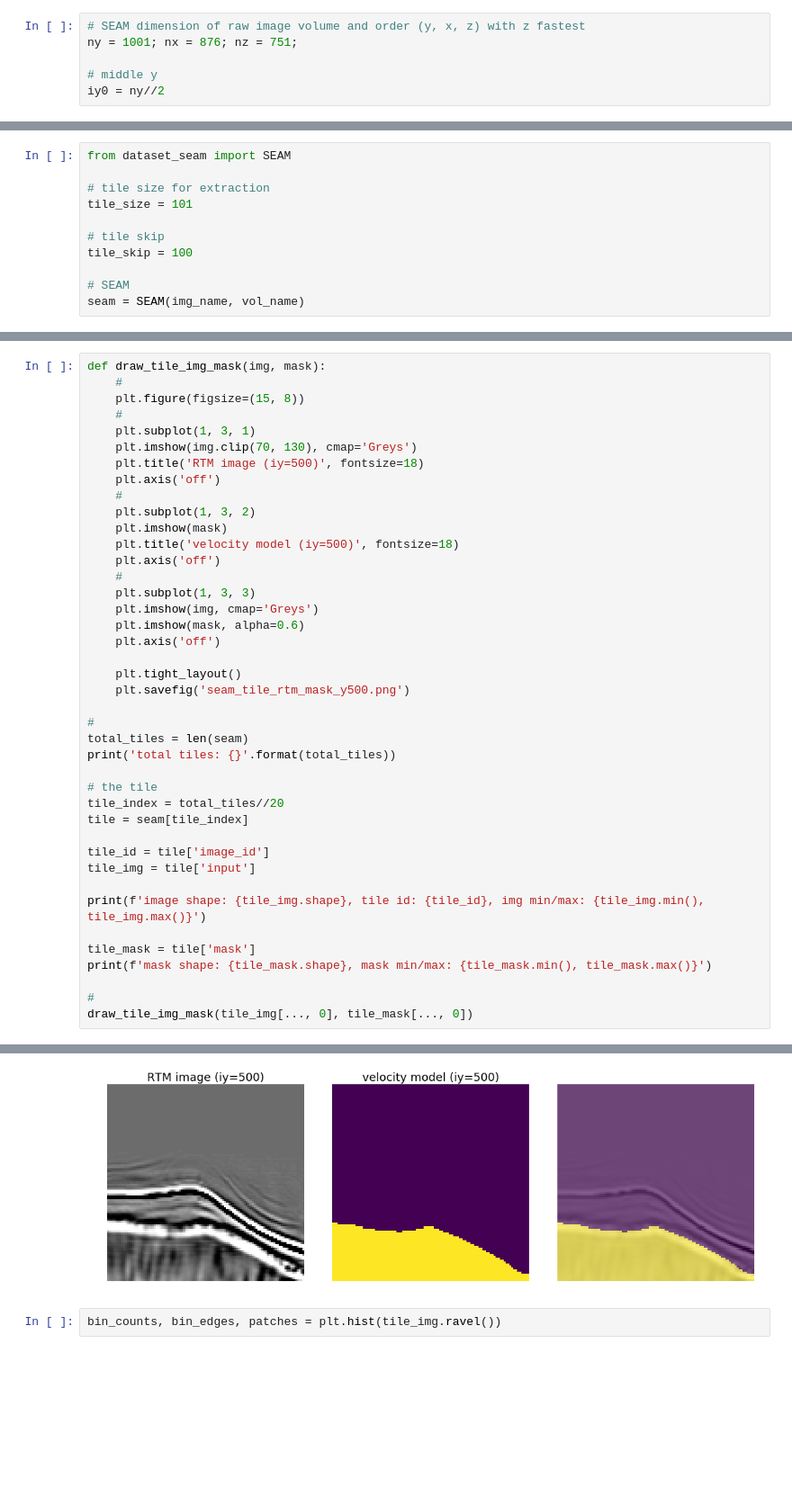
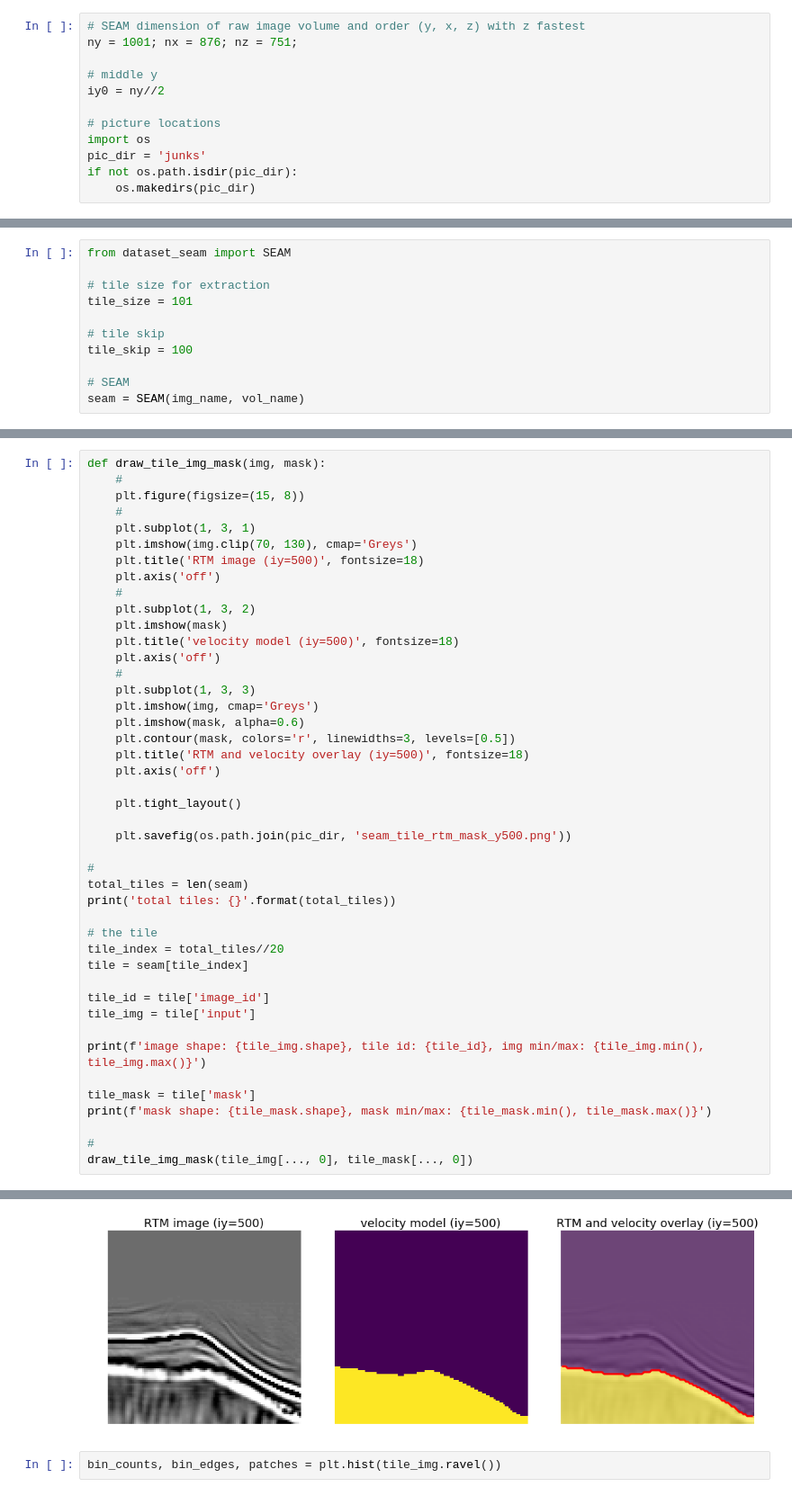
Before and after one commit to lonestar686/pytorch-saltnet, a Jupyter notebook: predict_seam.ipynb, the cells around one changed output, grey strips where cells are left out. Shown at 90% size. Saved outputs shown, nothing was run; the diff lists cells and outputs as text; blank space fills up the shorter version.

```diff
--- a/predict_seam.ipynb
+++ b/predict_seam.ipynb
@@ -29,6 +29,12 @@ ny = 1001; nx = 876; nz = 751;
 
 # middle y
 iy0 = ny//2
+
+# picture locations
+import os
+pic_dir = 'junks'
+if not os.path.isdir(pic_dir):
+    os.makedirs(pic_dir)
 # %%
 # image
 img_name = 'dataset_seam/Img.H@'
@@ -120,35 +129,38 @@ def draw_tile_img_mask(img, mask):
     #
     plt.subplot(1, 3, 3)
     plt.imshow(img, cmap='Greys')
     plt.imshow(mask, alpha=0.6)
+    plt.contour(mask, colors='r', linewidths=3, levels=[0.5])
+    plt.title('RTM and velocity overlay (iy=500)', fontsize=18)
     plt.axis('off')
 
     plt.tight_layout()
-    plt.savefig('seam_tile_rtm_mask_y500.png')
+
+    plt.savefig(os.path.join(pic_dir, 'seam_tile_rtm_mask_y500.png'))
 
 #
 total_tiles = len(seam)
 print('total tiles: {}'.format(total_tiles))
 
 # the tile
 tile_index = total_tiles//20
 tile = seam[tile_index]
 
 tile_id = tile['image_id']
 tile_img = tile['input']
 
 print(f'image shape: {tile_img.shape}, tile id: {tile_id}, img min/max: {tile_img.min(), tile_img.max()}')
 
 tile_mask = tile['mask']
 print(f'mask shape: {tile_mask.shape}, mask min/max: {tile_mask.min(), tile_mask.max()}')
 
 #
 draw_tile_img_mask(tile_img[..., 0], tile_mask[..., 0])
 # %% [output]
 total tiles: 456300
 image shape: (101, 101, 3), tile id: 40_390_0, img min/max: (0, 255)
 mask shape: (101, 101, 1), mask min/max: (0, 1)
-[figure, old version]
+[figure, new version]
 # %%
 bin_counts, bin_edges, patches = plt.hist(tile_img.ravel())
 # %% [output]
```
Also changed, not shown: parts of 9 cells of this notebook.
